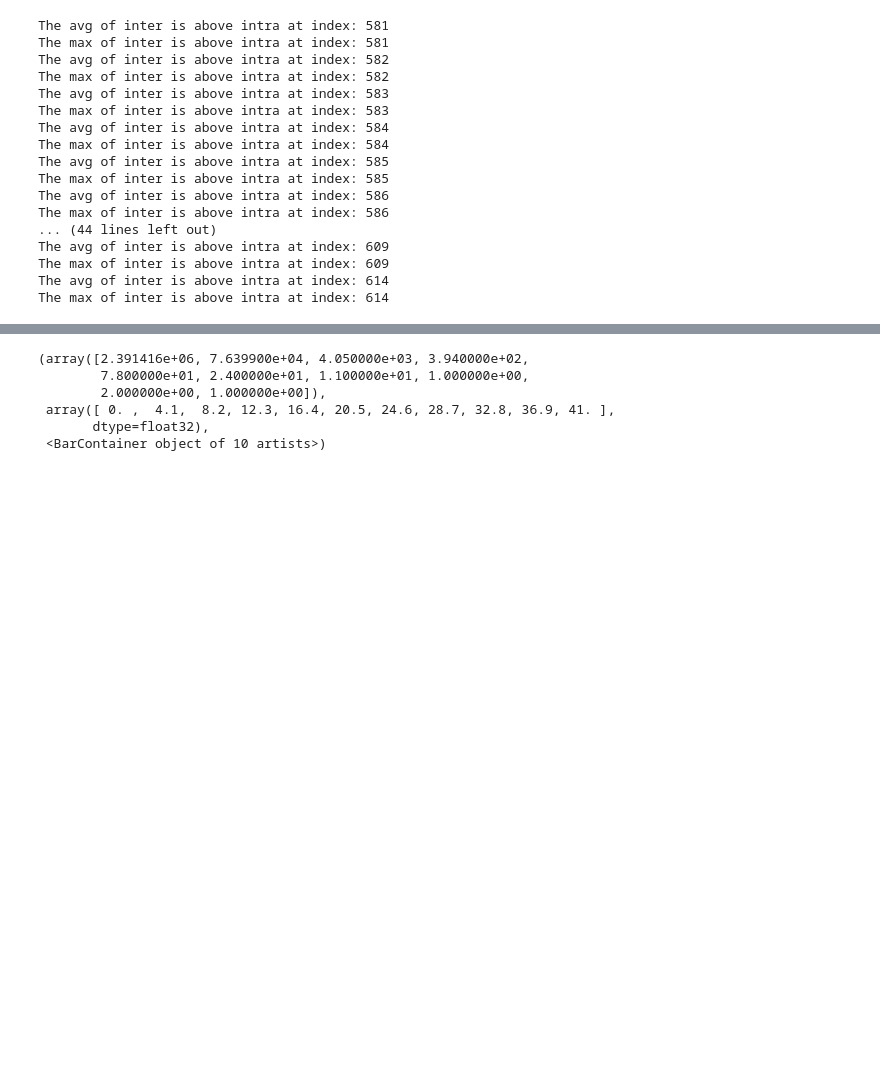
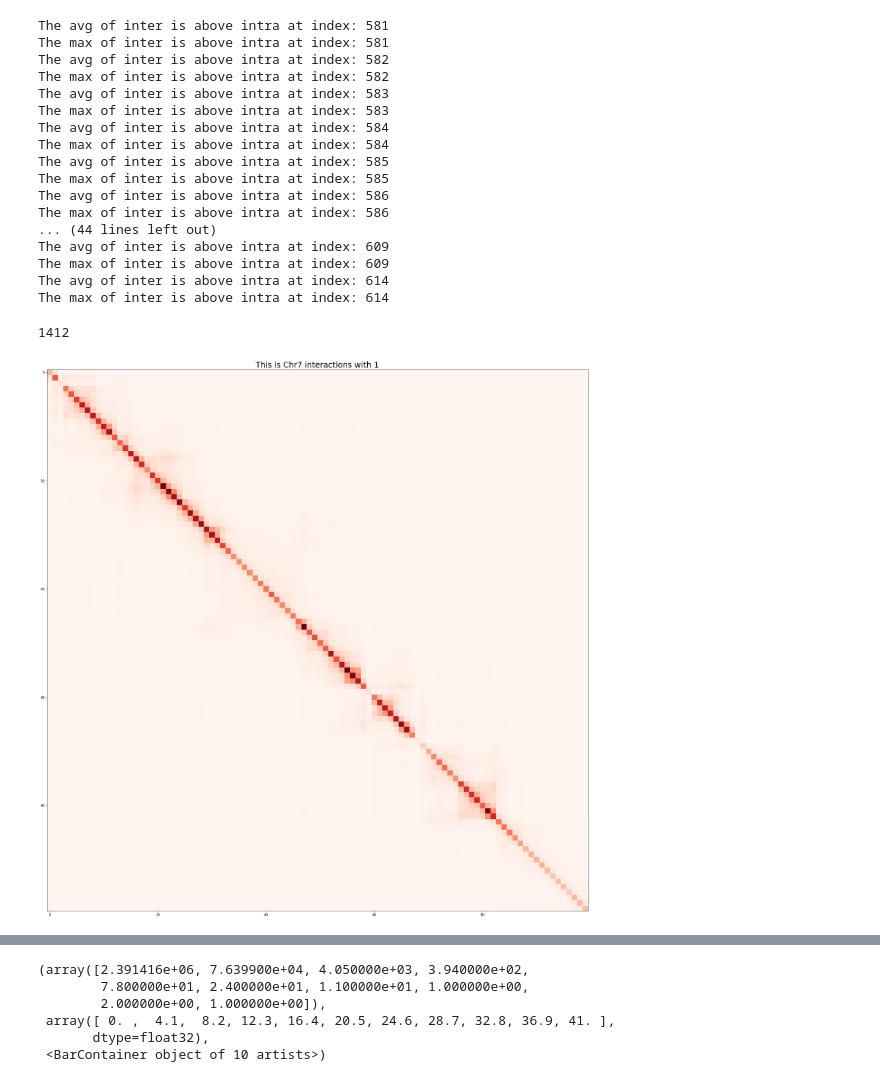
Before and after one commit to meet-eu-21/Team-HA1, a Jupyter notebook: intre_inter_compariso.ipynb, the cells around one changed output, grey strips where cells are left out. Cells and saved outputs as stored; diff of their text form; code cells hidden in the pictures; blank space fills up the shorter version.

Commit message:
[ccmap files] ccmap file script

```diff
--- a/intre_inter_compariso.ipynb
+++ b/intre_inter_compariso.ipynb
@@ -23,6 +80,9 @@ chromosome_name = 'chr7'
 # %%
-for name in chromosome_list:
-    print(name)
-    cooReader = gmlib.importer.CooMatrixHandler(f'/data/analysis/ag-reils/ag-reils-shared/Hi-C/meeteu/www.lcqb.upmc.fr/meetu/dataforstudent/HiC/GM12878/100kb_resolution_intrachromosomal/chr{name}_100kb.RAWobserved', mapType = 'intra')
-    cooReader.save_ccmaps(f'./cmap_files/intra/cmap_{name}.ccmap', xlabels=f'{name}', ylabels=f'{name}')
+for chromosome in chromosome_list:
+    if cell_line == 'IMR90':
+        cooReader = gmlib.importer.CooMatrixHandler(f'/data/analysis/ag-reils/ag-reils-shared/Hi-C/meeteu/www.lcqb.upmc.fr/meetu/dataforstudent/HiC/IMR90/100kb_resolution_intrachromosomal/chr{chromosome}/MAPQGE30/chr{chromosome}_100kb.RAWobserved', mapType = 'intra')
+        cooReader.save_ccmaps(f'./cmap_files/IMR90/intra/cmap_{chromosome}.ccmap', xlabels=f'{chromosome}', ylabels=f'{chromosome}')
+    if cell_line == 'GM12878':
+        cooReader = gmlib.importer.CooMatrixHandler(f'/data/analysis/ag-reils/ag-reils-shared/Hi-C/meeteu/www.lcqb.upmc.fr/meetu/dataforstudent/HiC/GM12878/100kb_resolution_intrachromosomal/chr{chromosome}_100kb.RAWobserved', mapType = 'intra')
+        cooReader.save_ccmaps(f'./cmap_files/IMR90/intra/cmap_{chromosome}.ccmap', xlabels=f'{chromosome}', ylabels=f'{chromosome}')
     del cooReader
@@ -66,9 +88,0 @@ for chromosome_name in chromosome_names_exp:
-# %%
-# Dictionary with the path to each chromosom
-# for chromosome_name in chromosome_names:
-chromosome_name = 'chr7'
-for name in chromosome_list:
-    print(name)
-    if path.exists(f'/data/analysis/ag-reils/ag-reils-shared/Hi-C/meeteu/www.lcqb.upmc.fr/meetu/dataforstudent/HiC/GM12878/100kb_resolution_interchromosomal/{chromosome_name}_{name}_100kb.RAWobserved'):
-        cooReader = gmlib.importer.CooMatrixHandler(f'/data/analysis/ag-reils/ag-reils-shared/Hi-C/meeteu/www.lcqb.upmc.fr/meetu/dataforstudent/HiC/GM12878/100kb_resolution_interchromosomal/{chromosome_name}_{name}_100kb.RAWobserved', mapType = 'inter')
-        cooReader.save_ccmaps(f'./cmap_files/inter/{chromosome_name}/cmap_{chromosome_name}_with_{name}.ccmap', xlabels=f'{chromosome_name}', ylabels=f'{name}')
@@ -93,6 +89,3 @@ X
-# %%
-avg_row_inter = []
-avg_row_inter.append(['hi', chromosome_list])
 # %%
 def remove_self_interaction(A):
     A = np.asarray(A, dtype=int)
@@ -163,6 +156,22 @@ The avg of inter is above intra at index: 609
 The max of inter is above intra at index: 609
 The avg of inter is above intra at index: 614
 The max of inter is above intra at index: 614
+# %%
+ccmap = gmlib.ccmap.load_ccmap(f'./cmap_files/IMR90/intra/cmap_9.ccmap')
+ccmap.make_readable()
+len(ccmap.matrix)
+# %% [output]
+1412
+# %%
+ccmap = gmlib.ccmap.load_ccmap('./cmap_files/intra/cmap_7.ccmap')
+ccmap.make_readable()
+
+plt.imshow(ccmap.matrix[:100, :100], cmap="Reds")
+plt.gcf().set_size_inches(30, 30)
+plt.title(f'This is Chr7 interactions with {name}', size=24)
+plt.show()
+# %% [output]
+[figure, added]
 # %%
 for name in chromosome_list:
     if path.exists(f'./cmap_files/inter/chr7/cmap_chr7_with_{name}.ccmap'):
```
Also changed, not shown: parts of 14 cells of this notebook.
